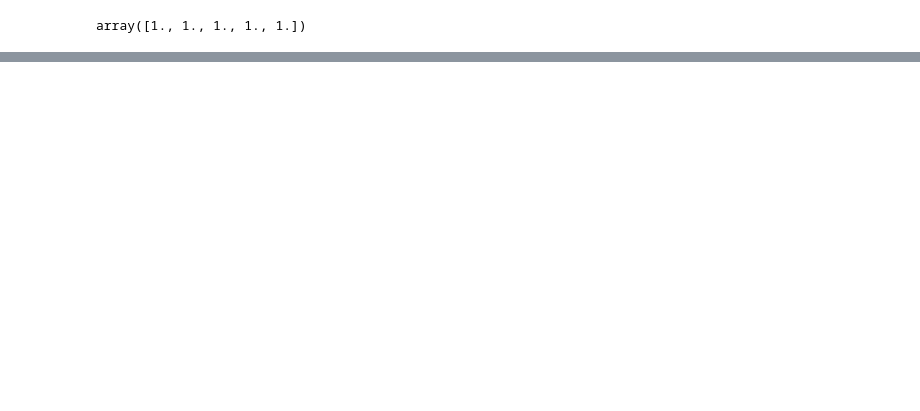
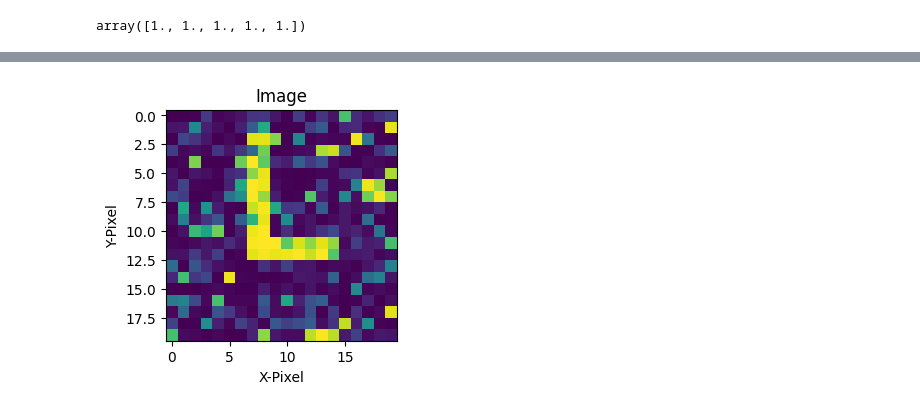
Before and after one commit to as8345s/GenAI_LangChain_Content, a Jupyter notebook: GAN/1_Introduce-GAN.ipynb, the cells around one changed output, grey strips where cells are left out. Saved outputs shown, nothing was run; the diff lists cells and outputs as text; code cells hidden in the pictures; blank space fills up the shorter version.

```diff
--- a/GAN/1_Introduce-GAN.ipynb
+++ b/GAN/1_Introduce-GAN.ipynb
@@ -138,13 +142,14 @@ Für einfache Formen sind die Netze ausreichend. Diese können später weiter op
 Der nächste wichtige Schritt ist das Netz zu trainieren. Dazu fügen wir beide Netze zusammen und trainieren vorerst nur den Generator.
 - Mit einem Parameter können die Weights eines Models eingefroren werden.
 # %%
-dis_ann.trainable = False
+discriminator.trainable = False
 # %%
 # Erstelle GAN
+generator = create_generator()
 gan_input = tf.keras.layers.Input(shape=(100,))  # 100 Startpixel.
-gen_image   = gen_ann(gan_input)
+gen_image = generator(gan_input)
 
-net_output = dis_ann(gen_image)
+net_output = discriminator(gen_image)
 GAN        = tf.keras.Model(gan_input, net_output)
 
 GAN.compile(optimizer='adam', loss='binary_crossentropy')
@@ -215,5 +219,5 @@ def train(generator, discriminator, gan, train_img, epochs, batch_size):
         # Manuelle Ausgabe.:
         print(f"Epoche: {epoch + 1}/{epochs} GAN loss: {gan_loss}")
 # %%
-train(gen_ann, dis_ann, GAN, dataset_numpy_scaled, epochs=500, batch_size=16)
+train(generator, discriminator, GAN, dataset_numpy_scaled, epochs=700, batch_size=64)
 # %% [output]
@@ -236,0 +278,5 @@ Epoche: 500/500 GAN loss: 1.1643133163452148
+# %%
+start_img = np.random.normal(0, 1, (1, 100))
+img = generate_img(start_img, gen_ann)
+plot_image(img, gray=False)
+# %% [output]
@@ -236,0 +284 @@ Epoche: 500/500 GAN loss: 1.1643133163452148
+[figure, added]
```
Also changed, not shown: parts of 26 cells of this notebook, 1 other file.
